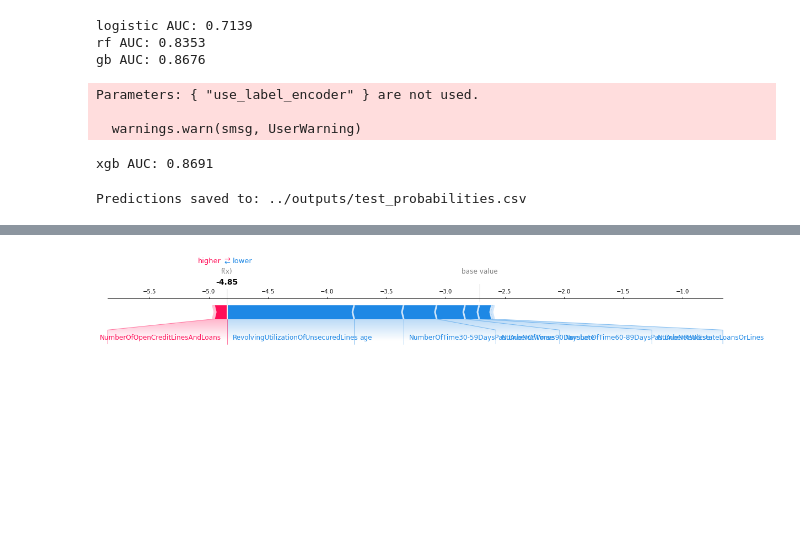
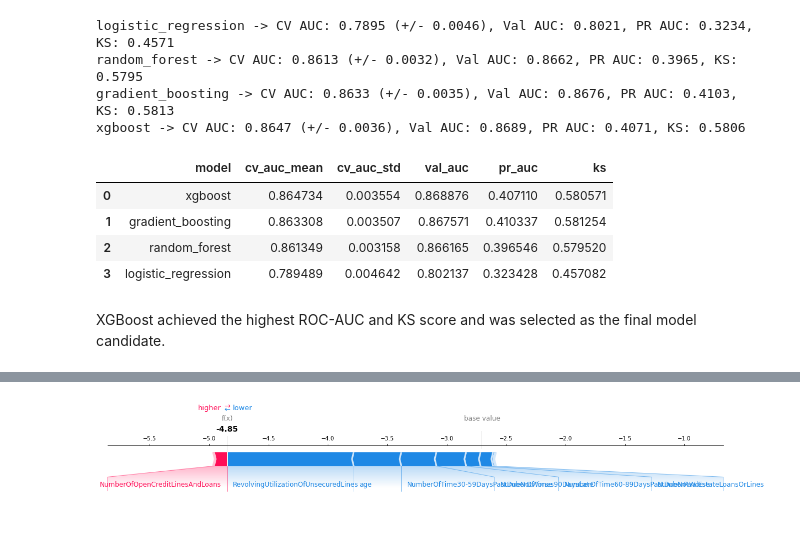
Before and after one commit to mriganav061/credit-default-prediction-cibc, a Jupyter notebook: notebooks/02_final_model_pipeline.ipynb, the cells around one changed output, grey strips where cells are left out. Saved outputs shown, nothing was run; the diff lists cells and outputs as text; code cells hidden in the pictures; blank space fills up the shorter version.

```diff
--- a/notebooks/02_final_model_pipeline.ipynb
+++ b/notebooks/02_final_model_pipeline.ipynb
@@ -18,26 +18,3 @@ train, test, test_ids = load_data(
 X_train, X_val, y_train, y_val = split_data(train)
 
 preprocessor = build_preprocessor(X_train)
-
-models = get_models()
-
-best_model, results = train_and_evaluate(
-    models, preprocessor, X_train, X_val, y_train, y_val
-)
-# %% [output]
-logistic AUC: 0.7139
-rf AUC: 0.8353
-gb AUC: 0.8676
-Parameters: { "use_label_encoder" } are not used.
-
-  warnings.warn(smsg, UserWarning)
-xgb AUC: 0.8691
-# %%
-predict_and_save(
-    best_model,
-    test,
-    test_ids,
-    "../outputs/test_probabilities.csv"
-)
-# %% [output]
-Predictions saved to: ../outputs/test_probabilities.csv
@@ -51,0 +21,27 @@ feature_names = X_train.columns
+# %%
+from src.train import get_models, train_and_evaluate
+
+models = get_models(y_train)
+
+best_model, results_df, pipelines = train_and_evaluate(
+    models,
+    preprocessor,
+    X_train,
+    X_val,
+    y_train,
+    y_val
+)
+
+results_df
+# %% [output]
+logistic_regression -> CV AUC: 0.7895 (+/- 0.0046), Val AUC: 0.8021, PR AUC: 0.3234, KS: 0.4571
+random_forest -> CV AUC: 0.8613 (+/- 0.0032), Val AUC: 0.8662, PR AUC: 0.3965, KS: 0.5795
+gradient_boosting -> CV AUC: 0.8633 (+/- 0.0035), Val AUC: 0.8676, PR AUC: 0.4103, KS: 0.5813
+xgboost -> CV AUC: 0.8647 (+/- 0.0036), Val AUC: 0.8689, PR AUC: 0.4071, KS: 0.5806
+|  | model | cv_auc_mean | cv_auc_std | val_auc | pr_auc | ks |
+| 0 | xgboost | 0.864734 | 0.003554 | 0.868876 | 0.407110 | 0.580571 |
+| 1 | gradient_boosting | 0.863308 | 0.003507 | 0.867571 | 0.410337 | 0.581254 |
+| 2 | random_forest | 0.861349 | 0.003158 | 0.866165 | 0.396546 | 0.579520 |
+| 3 | logistic_regression | 0.789489 | 0.004642 | 0.802137 | 0.323428 | 0.457082 |
+# %% [markdown]
+XGBoost achieved the highest ROC-AUC and KS score and was selected as the final model candidate.
```
Also changed, not shown: parts of 29 cells of this notebook, 5 other files.
